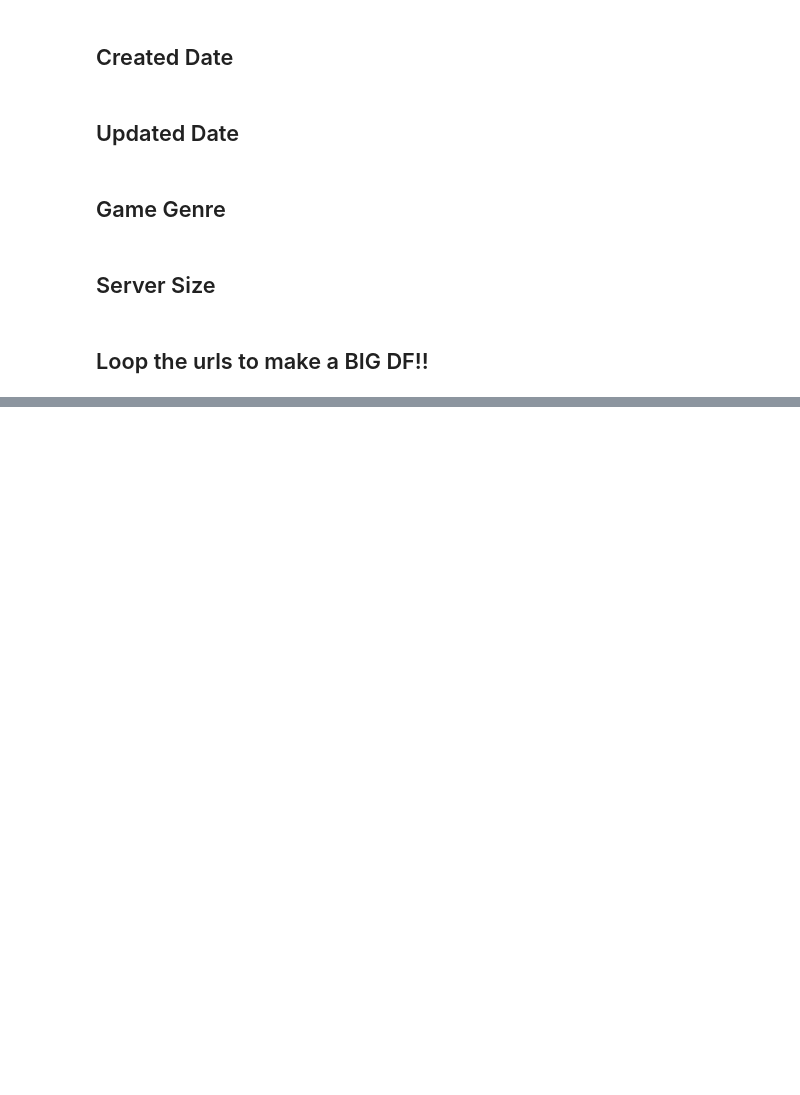
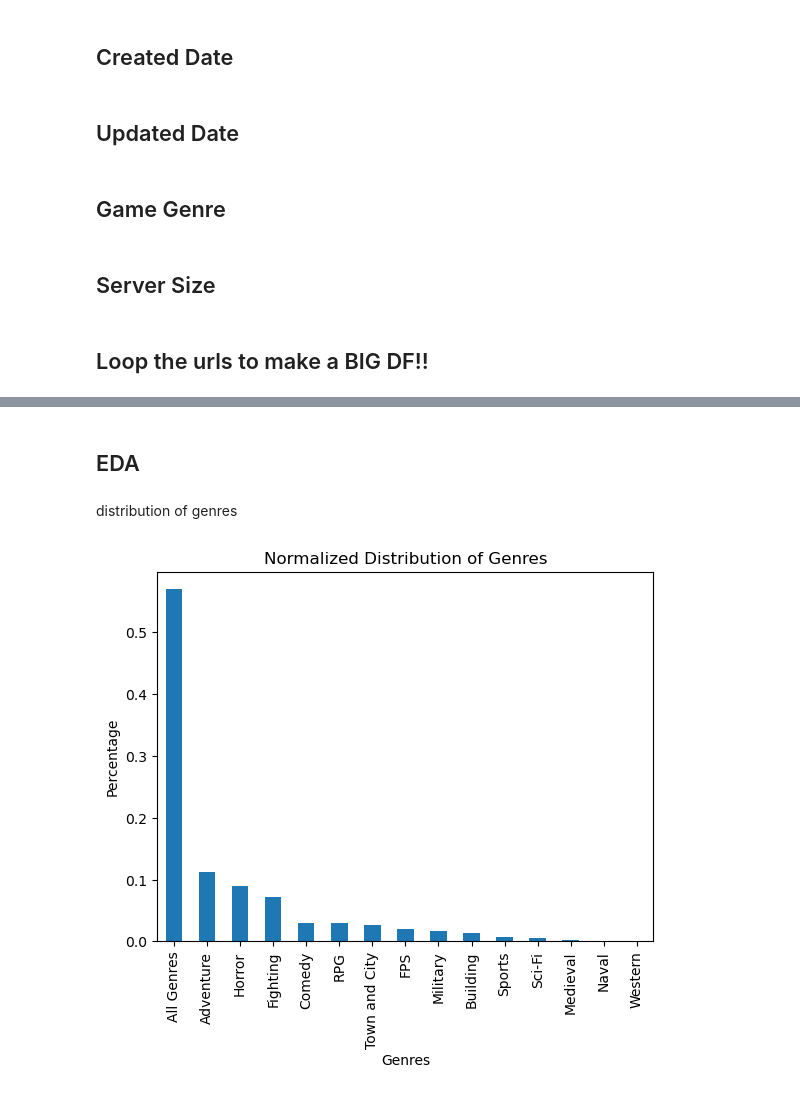
Before and after one commit to idoelarat/Data-Science-Project-Roblox, a Jupyter notebook: Roblox.ipynb, the cells around one changed output, grey strips where cells are left out. Drawn from its saved outputs; the diff is of its cells as text; code cells hidden in the pictures; blank space fills up the shorter version.

```diff
--- a/Roblox.ipynb
+++ b/Roblox.ipynb
@@ -329,0 +371,2 @@ KeyboardInterrupt:
+# %%
+df = pd.read_csv('Big_df.csv')
@@ -329,0 +397,15 @@ KeyboardInterrupt:
+# %%
+df.loc[df['likes'] == 'Unknown vote percentage', 'likes'] = '0'
+df['likes'] = pd.to_numeric(df['likes'].str.rstrip('%'), errors='coerce').astype('float').astype('Int64')
+
+df['active_players'] = df['active_players'].str.replace(',', '')
+df['active_players'] = df['active_players'].astype('Int64')
+
+df['favorites'] = df['favorites'].str.replace(',', '')
+df['favorites'] = df['favorites'].astype('Int64')
+
+df['visits'] = df['visits'].astype('Int64')
+
+df['created_date'] = pd.to_datetime(df['created_date'], format='%m/%d/%Y', errors='coerce')
+
+df['update_date'] = pd.to_datetime(df['update_date'], format='%m/%d/%Y', errors='coerce')
@@ -329,0 +452,2 @@ KeyboardInterrupt:
+# %%
+df.dropna(inplace=True)
@@ -329,0 +478,3 @@ KeyboardInterrupt:
+# %%
+df = df.loc[df['genre'] != "Element containing 'Genre' not found."]
+df['genre'].value_counts()
@@ -329,0 +521,13 @@ KeyboardInterrupt:
+# %% [markdown]
+## EDA
+# %% [markdown]
+distribution of genres
+# %%
+genre_counts = df['genre'].value_counts(normalize=True)
+genre_counts.plot(kind='bar')
+plt.title('Normalized Distribution of Genres')
+plt.xlabel('Genres')
+plt.ylabel('Percentage')
+plt.show()
+# %% [output]
+[figure, added]
```
Also changed, not shown: parts of 19 cells of this notebook, 1 other file.
